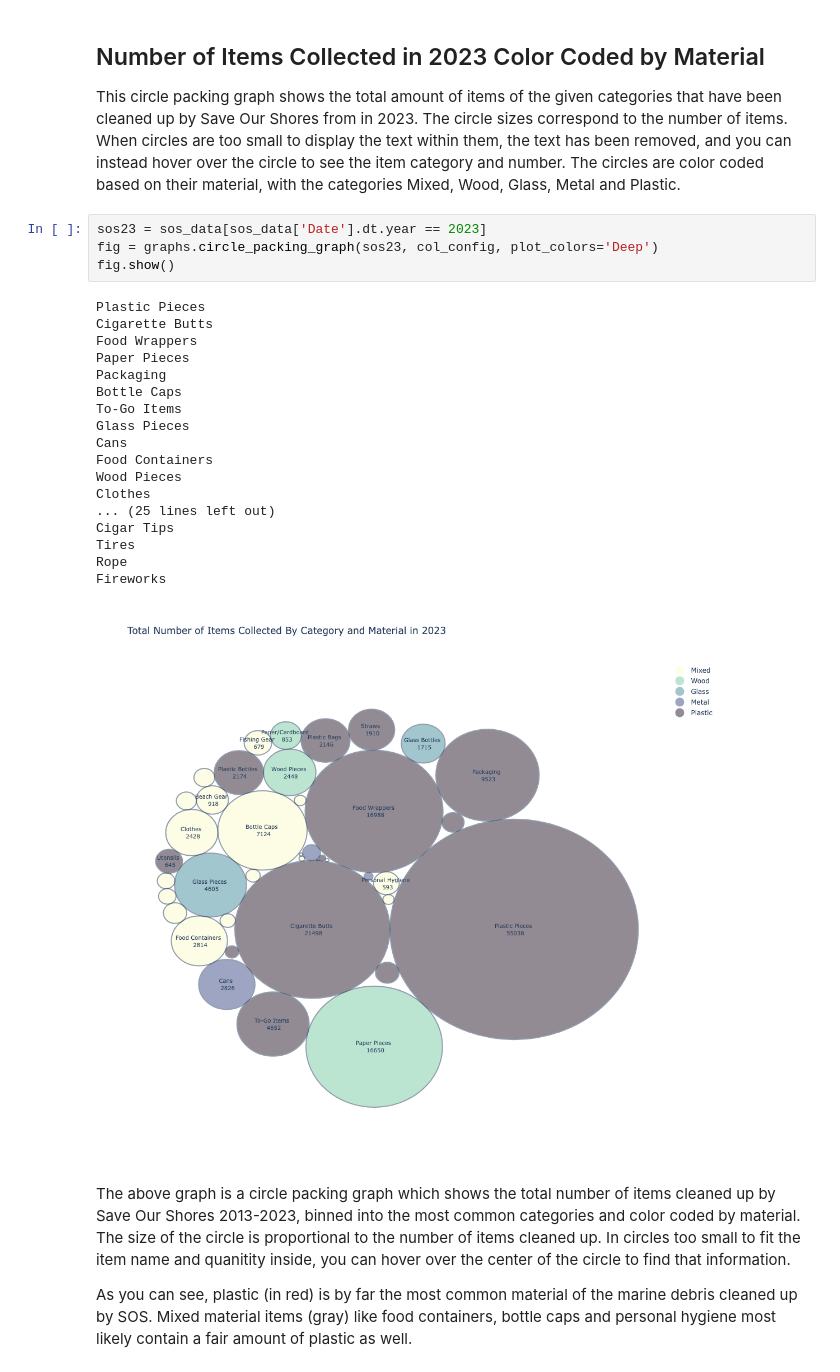
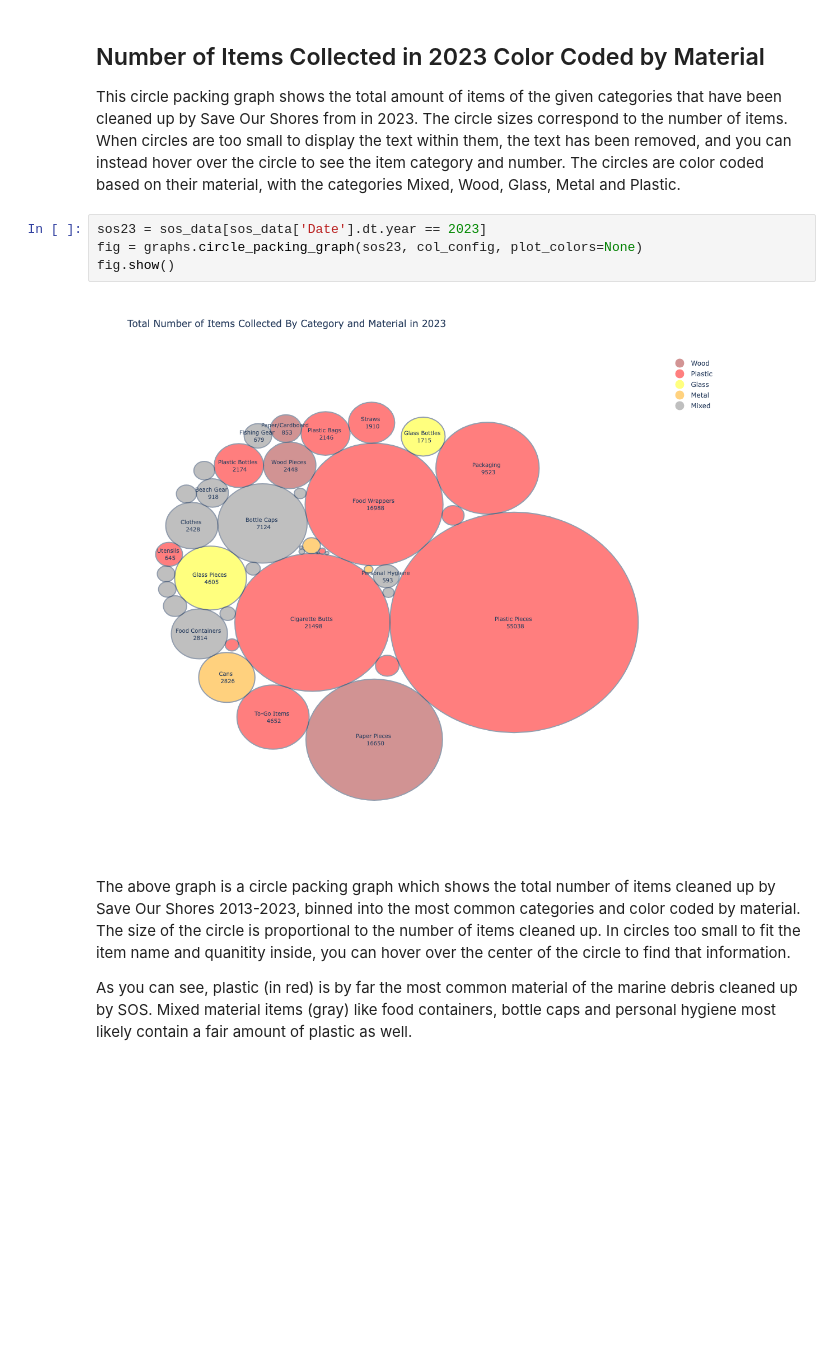
Before and after one commit to jennyfolkesson/saveOurShores, a Jupyter notebook: SOS_cleanup_data.ipynb, the cells around one changed output. Drawn from its saved outputs; the diff is of its cells as text; blank space fills up the shorter version.

Commit message:
changed color schemes

```diff
--- a/SOS_cleanup_data.ipynb
+++ b/SOS_cleanup_data.ipynb
@@ -82,27 +82,10 @@ This circle packing graph shows the total amount of items of the given categorie
 The circles are color coded based on their material, with the categories Mixed, Wood, Glass, Metal and Plastic.
 # %%
 sos23 = sos_data[sos_data['Date'].dt.year == 2023]
-fig = graphs.circle_packing_graph(sos23, col_config, plot_colors='Deep')
+fig = graphs.circle_packing_graph(sos23, col_config, plot_colors=None)
 fig.show()
 # %% [output]
-Plastic Pieces
-Cigarette Butts
-Food Wrappers
-Paper Pieces
-Packaging
-Bottle Caps
-To-Go Items
-Glass Pieces
-Cans
-Food Containers
-Wood Pieces
-Clothes
-... (25 lines left out)
-Cigar Tips
-Tires
-Rope
-Fireworks
-[figure, old version]
+[figure, new version]
 # %% [markdown]
 The above graph is a circle packing graph which shows the total number of items cleaned up by Save Our Shores 2013-2023, binned into the most common categories and color coded by material. The size of the circle is proportional to the number of items cleaned up. In circles too small to fit the item name and quanitity inside, you can hover over the center of the circle to find that information.
 
```
Also changed, not shown: parts of 1 cell of this notebook, 1 other file.
